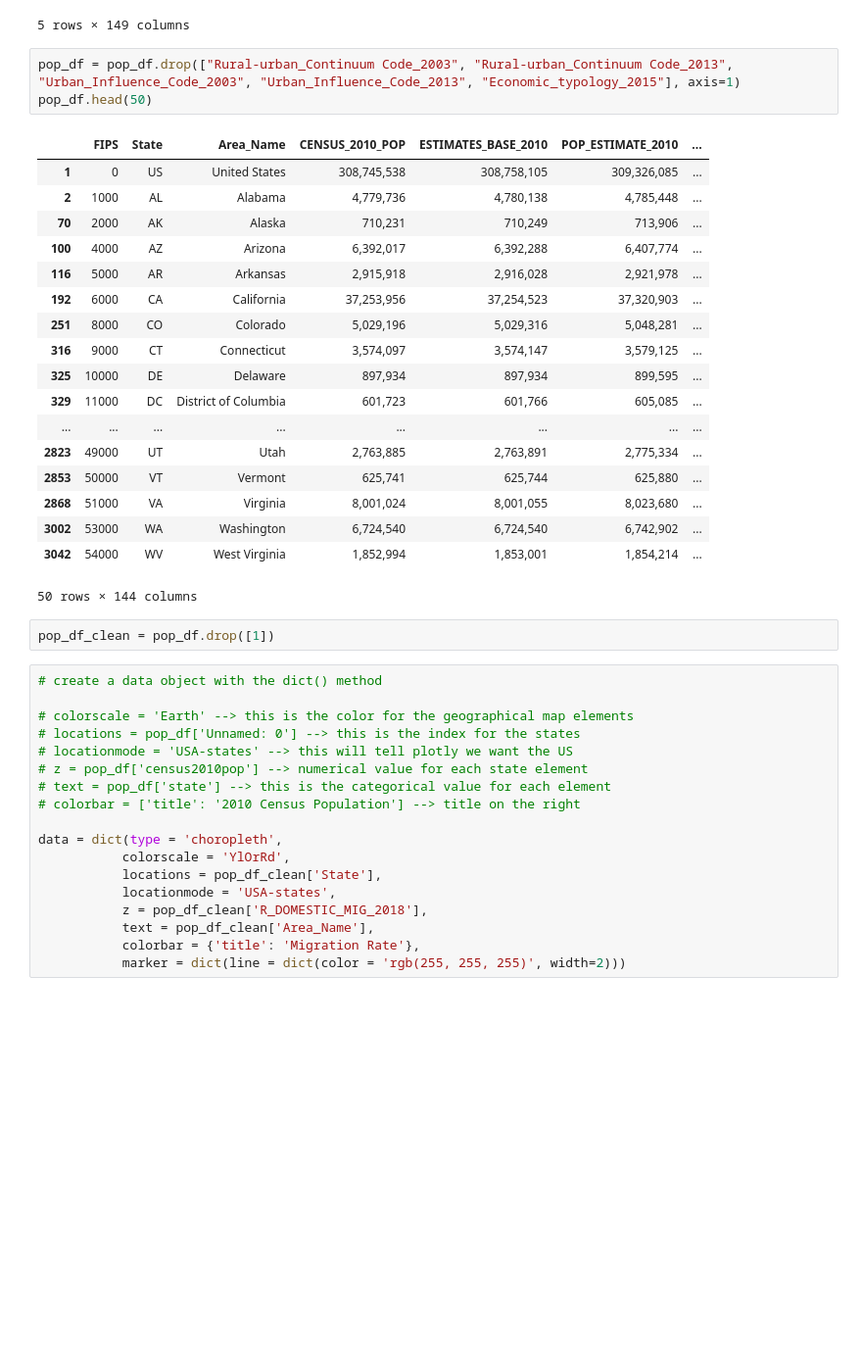
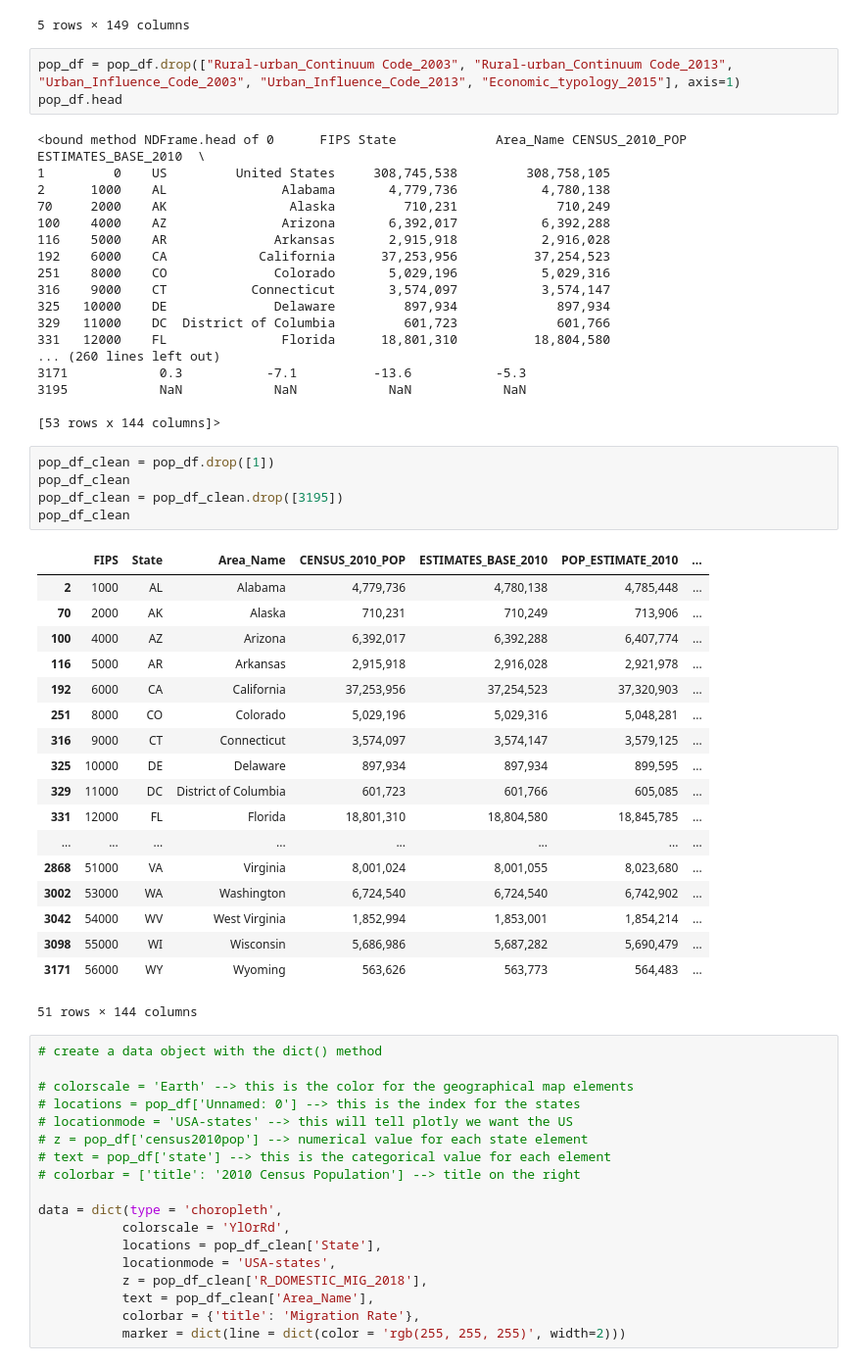
Before and after one commit to cblasi111/2008_recession_analysis, a Jupyter notebook: Complete Analysis.ipynb, the cells around one changed output. Shown at 98% size. Saved outputs shown, nothing was run; the diff lists cells and outputs as text; blank space fills up the shorter version.

```diff
--- a/Complete Analysis.ipynb
+++ b/Complete Analysis.ipynb
@@ -988,28 +1000,49 @@ pop_df.head(5)
 5 rows × 149 columns
 # %%
 pop_df = pop_df.drop(["Rural-urban_Continuum Code_2003", "Rural-urban_Continuum Code_2013", "Urban_Influence_Code_2003", "Urban_Influence_Code_2013", "Economic_typology_2015"], axis=1)
-pop_df.head(50)
+pop_df.head
 # %% [output]
-|  | FIPS | State | Area_Name | CENSUS_2010_POP | ESTIMATES_BASE_2010 | POP_ESTIMATE_2010 | ... |
-| 1 | 0 | US | United States | 308,745,538 | 308,758,105 | 309,326,085 | ... |
-| 2 | 1000 | AL | Alabama | 4,779,736 | 4,780,138 | 4,785,448 | ... |
-| 70 | 2000 | AK | Alaska | 710,231 | 710,249 | 713,906 | ... |
-| 100 | 4000 | AZ | Arizona | 6,392,017 | 6,392,288 | 6,407,774 | ... |
-| 116 | 5000 | AR | Arkansas | 2,915,918 | 2,916,028 | 2,921,978 | ... |
-| 192 | 6000 | CA | California | 37,253,956 | 37,254,523 | 37,320,903 | ... |
-| 251 | 8000 | CO | Colorado | 5,029,196 | 5,029,316 | 5,048,281 | ... |
-| 316 | 9000 | CT | Connecticut | 3,574,097 | 3,574,147 | 3,579,125 | ... |
-| 325 | 10000 | DE | Delaware | 897,934 | 897,934 | 899,595 | ... |
-| 329 | 11000 | DC | District of Columbia | 601,723 | 601,766 | 605,085 | ... |
-| ... | ... | ... | ... | ... | ... | ... | ... |
-| 2823 | 49000 | UT | Utah | 2,763,885 | 2,763,891 | 2,775,334 | ... |
-| 2853 | 50000 | VT | Vermont | 625,741 | 625,744 | 625,880 | ... |
-| 2868 | 51000 | VA | Virginia | 8,001,024 | 8,001,055 | 8,023,680 | ... |
-| 3002 | 53000 | WA | Washington | 6,724,540 | 6,724,540 | 6,742,902 | ... |
-| 3042 | 54000 | WV | West Virginia | 1,852,994 | 1,853,001 | 1,854,214 | ... |
-50 rows × 144 columns
+<bound method NDFrame.head of 0      FIPS State             Area_Name CENSUS_2010_POP ESTIMATES_BASE_2010  \
+1         0    US         United States     308,745,538         308,758,105
+2      1000    AL               Alabama       4,779,736           4,780,138
+70     2000    AK                Alaska         710,231             710,249
+100    4000    AZ               Arizona       6,392,017           6,392,288
+116    5000    AR              Arkansas       2,915,918           2,916,028
+192    6000    CA            California      37,253,956          37,254,523
+251    8000    CO              Colorado       5,029,196           5,029,316
+316    9000    CT           Connecticut       3,574,097           3,574,147
+325   10000    DE              Delaware         897,934             897,934
+329   11000    DC  District of Columbia         601,723             601,766
+331   12000    FL               Florida      18,801,310          18,804,580
+... (260 lines left out)
+3171            0.3           -7.1          -13.6           -5.3
+3195            NaN            NaN            NaN            NaN
+
+[53 rows x 144 columns]>
 # %%
 pop_df_clean = pop_df.drop([1])
+pop_df_clean
+pop_df_clean = pop_df_clean.drop([3195])
+pop_df_clean
+# %% [output]
+|  | FIPS | State | Area_Name | CENSUS_2010_POP | ESTIMATES_BASE_2010 | POP_ESTIMATE_2010 | ... |
+| 2 | 1000 | AL | Alabama | 4,779,736 | 4,780,138 | 4,785,448 | ... |
+| 70 | 2000 | AK | Alaska | 710,231 | 710,249 | 713,906 | ... |
+| 100 | 4000 | AZ | Arizona | 6,392,017 | 6,392,288 | 6,407,774 | ... |
+| 116 | 5000 | AR | Arkansas | 2,915,918 | 2,916,028 | 2,921,978 | ... |
+| 192 | 6000 | CA | California | 37,253,956 | 37,254,523 | 37,320,903 | ... |
+| 251 | 8000 | CO | Colorado | 5,029,196 | 5,029,316 | 5,048,281 | ... |
+| 316 | 9000 | CT | Connecticut | 3,574,097 | 3,574,147 | 3,579,125 | ... |
+| 325 | 10000 | DE | Delaware | 897,934 | 897,934 | 899,595 | ... |
+| 329 | 11000 | DC | District of Columbia | 601,723 | 601,766 | 605,085 | ... |
+| 331 | 12000 | FL | Florida | 18,801,310 | 18,804,580 | 18,845,785 | ... |
+| ... | ... | ... | ... | ... | ... | ... | ... |
+| 2868 | 51000 | VA | Virginia | 8,001,024 | 8,001,055 | 8,023,680 | ... |
+| 3002 | 53000 | WA | Washington | 6,724,540 | 6,724,540 | 6,742,902 | ... |
+| 3042 | 54000 | WV | West Virginia | 1,852,994 | 1,853,001 | 1,854,214 | ... |
+| 3098 | 55000 | WI | Wisconsin | 5,686,986 | 5,687,282 | 5,690,479 | ... |
+| 3171 | 56000 | WY | Wyoming | 563,626 | 563,773 | 564,483 | ... |
+51 rows × 144 columns
 # %%
 # create a data object with the dict() method
 
```
Also changed, not shown: parts of 12 cells of this notebook.
